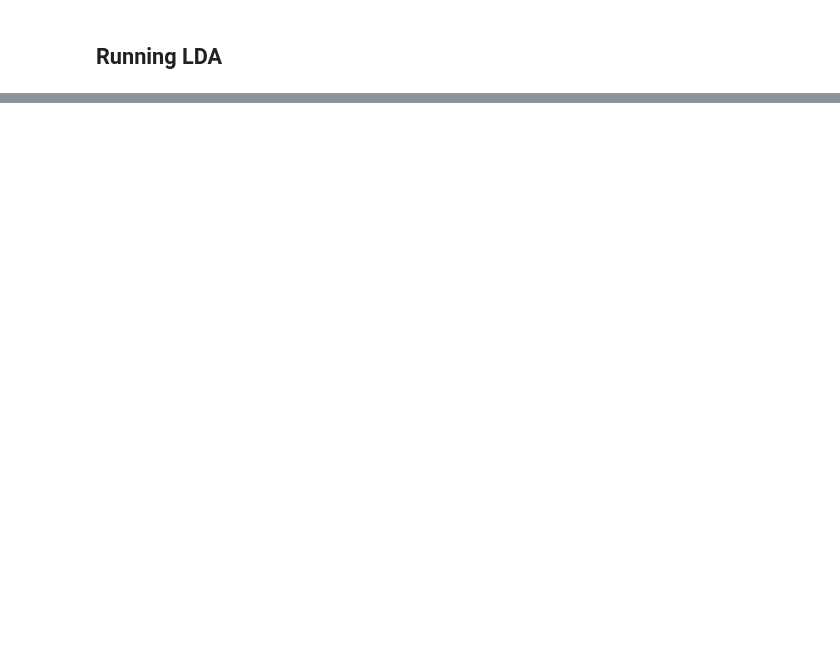
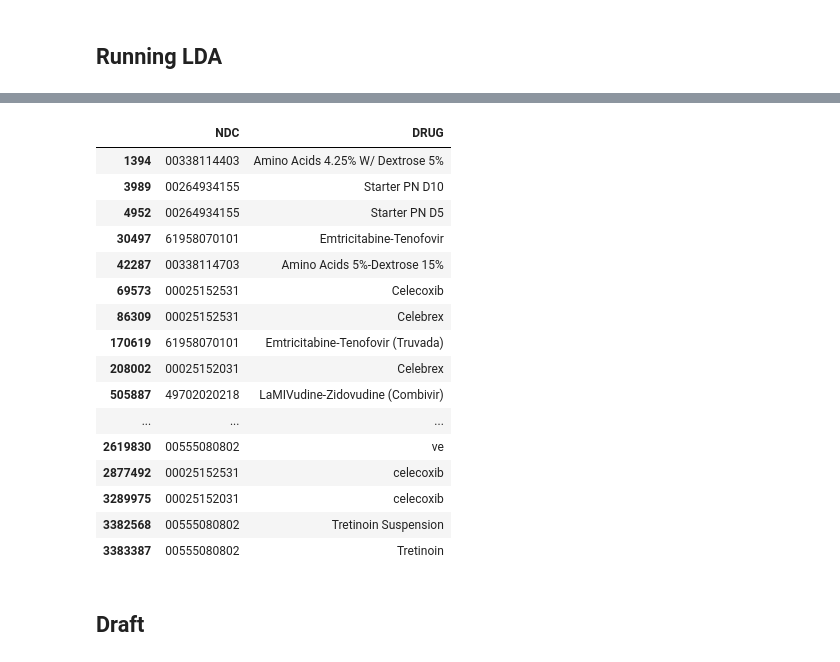
Before and after one commit to liuzi/Clinic-Analysis, a Jupyter notebook: Scripts/Data_Process_Server/Mining ADE - LDA.ipynb, the cells around one changed output, grey strips where cells are left out. Drawn from its saved outputs; the diff is of its cells as text; code cells hidden in the pictures; blank space fills up the shorter version.

```diff
--- a/Scripts/Data_Process_Server/Mining ADE - LDA.ipynb
+++ b/Scripts/Data_Process_Server/Mining ADE - LDA.ipynb
@@ -144,0 +241,3 @@ def cosine_sim(v1, v2):
+# %%
+# select_NDCs['NDC'][:10]
+top10_NDC_ade = read_data(join(write_prefix,'top10_NDC_ade'),dtype={'NDC':str})
@@ -145,3 +295,26 @@ def cosine_sim(v1, v2):
+# %%
+# mimic_drugs = read_data(join(read_prefix,"PRESCRIPTIONS"),dtype={'NDC':str})[['NDC','DRUG']].drop_duplicates()
+ mimic_drugs[mimic_drugs['NDC'].isin(top10_NDC_ade['NDC'])]
+# %% [output]
+|  | NDC | DRUG |
+| 1394 | 00338114403 | Amino Acids 4.25% W/ Dextrose 5% |
+| 3989 | 00264934155 | Starter PN D10 |
+| 4952 | 00264934155 | Starter PN D5 |
+| 30497 | 61958070101 | Emtricitabine-Tenofovir |
+| 42287 | 00338114703 | Amino Acids 5%-Dextrose 15% |
+| 69573 | 00025152531 | Celecoxib |
+| 86309 | 00025152531 | Celebrex |
+| 170619 | 61958070101 | Emtricitabine-Tenofovir (Truvada) |
+| 208002 | 00025152031 | Celebrex |
+| 505887 | 49702020218 | LaMIVudine-Zidovudine (Combivir) |
+| ... | ... | ... |
+| 2619830 | 00555080802 | ve |
+| 2877492 | 00025152531 | celecoxib |
+| 3289975 | 00025152031 | celecoxib |
+| 3382568 | 00555080802 | Tretinoin Suspension |
+| 3383387 | 00555080802 | Tretinoin |
+# %% [markdown]
+## Draft
 # %%
 def test_lda(diag_params, pres_params, n_comp =2):
 
```
Also changed, not shown: parts of 47 cells of this notebook.
